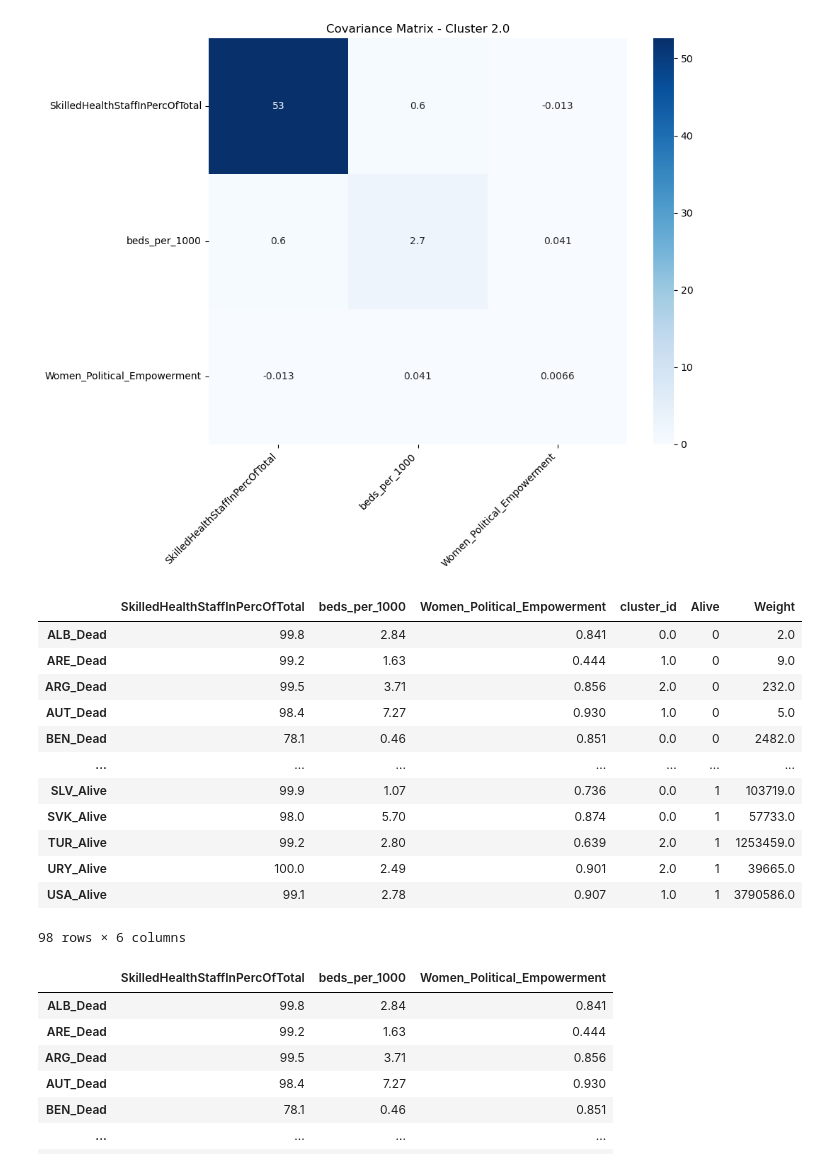
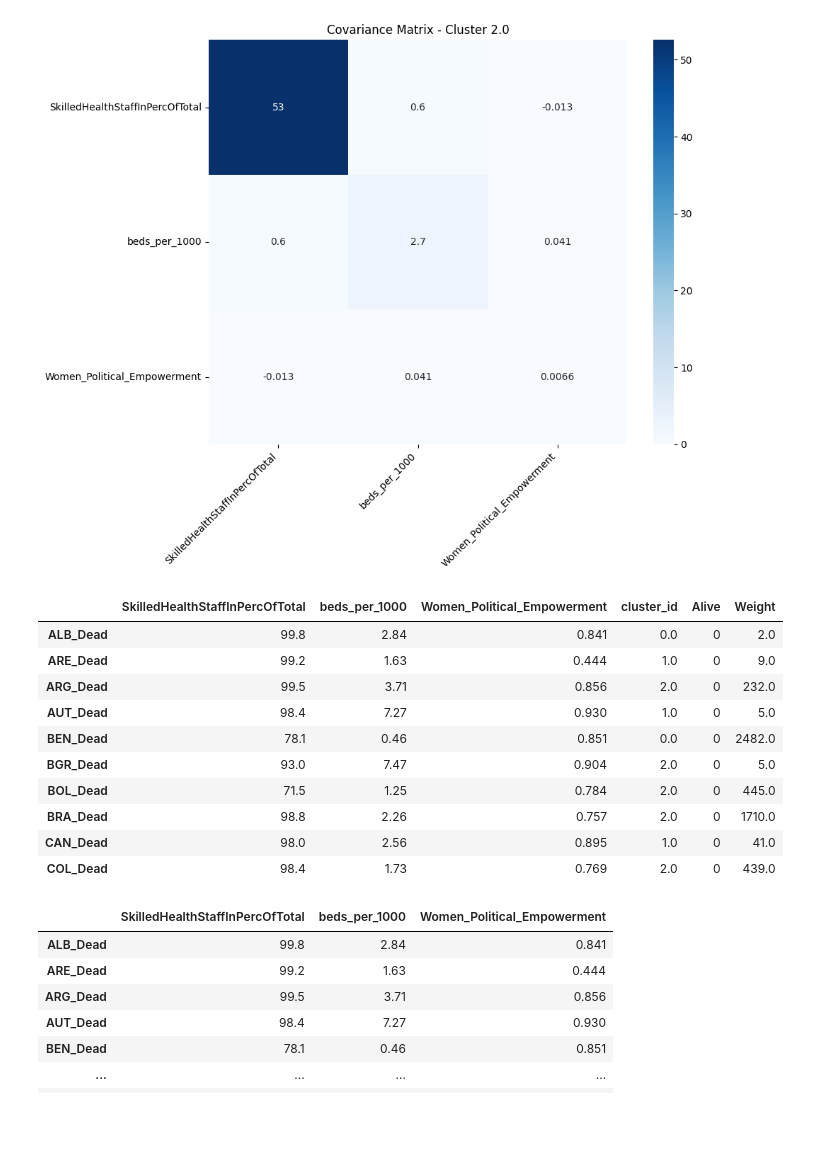
Before and after one commit to MariaStefaniak/SurvivalAtBirth_Global, a Jupyter notebook: Data_Organization/Python_Scripts/FinalNotebook.ipynb, the cells around one changed output. Saved outputs shown, nothing was run; the diff lists cells and outputs as text; code cells hidden in the pictures; blank space fills up the shorter version.

```diff
--- a/Data_Organization/Python_Scripts/FinalNotebook.ipynb
+++ b/Data_Organization/Python_Scripts/FinalNotebook.ipynb
@@ -610,7 +561,7 @@ class Country_Regressor():
             plt.show()
 
 
-    def Make_Weights(self, set_weigths=0):
+    def Make_Weights(self):
         o_len = len(self.og_df)
         # Check that features were selected. If not, default to first five features
         # We check if the features are selected here because we're also making Xad, which we don't want to include every feature from the Master csv
@@ -701,10 +652,10 @@ class Country_Regressor():
 
         self.log_reg[-1].fit(self.Xad[self.features4model], self.Xad["Alive"], log__sample_weight = self.Xad["Weight"])
 
-    def Predict(self, X):
-        return self.log_reg[-1].predict_proba(X)
+    def Predict(self, X, model_number):
+        return self.log_reg[model_number].predict_proba(X)
 
-    def WMSE(self, df, country_list, model_number):
+    def WMSE(self, df, country_list, model_number): #df - test df
         # Calculate Weighted Mean Squared Error
         prediction = self.log_reg[model_number].predict_proba(df[self.features4model].loc[country_list])
         prediction = [pred[0] * 100000 for pred in prediction]
@@ -712,7 +663,9 @@ class Country_Regressor():
         weights = df[["total_births"]].loc[country_list].values
         # Normalize the weights to add to one
         weights = weights / np.sum(weights)
-        return (sum([w * (y - yhat) ** 2 for w, y, yhat in zip(weights, true, prediction)])) ** .5 / len(weights)
+        wmse = (sum([w * (y - yhat) ** 2 for w, y, yhat in zip(weights, true, prediction)])) ** .5
+        print('The model you are testing is predicting on average ', wmse, ' off from the next year martelnal mortality ratio')
+        return wmse  #(sum([w * (y - yhat) ** 2 for w, y, yhat in zip(weights, true, prediction)])) ** .5 #/ len(weights)
 # %%
-test = Country_Regressor(trainDataFrame, testDataFrame)
+countryRegressor = Country_Regressor(trainDataFrame, testDataFrame)
 # %%
@@ -834,22 +910,20 @@ test.Plot_Covariances_Per_Cluster()
 [figure]
 [figure]
 # %%
-test.Clean_4_Modeling()
-test.Xad.head(100)
+countryRegressor.Clean_4_Modeling()
+countryRegressor.Xad.head(10)
 # %% [output]
 |  | SkilledHealthStaffInPercOfTotal | beds_per_1000 | Women_Political_Empowerment | cluster_id | Alive | Weight |
 | ALB_Dead | 99.8 | 2.84 | 0.841 | 0.0 | 0 | 2.0 |
 | ARE_Dead | 99.2 | 1.63 | 0.444 | 1.0 | 0 | 9.0 |
 | ARG_Dead | 99.5 | 3.71 | 0.856 | 2.0 | 0 | 232.0 |
 | AUT_Dead | 98.4 | 7.27 | 0.930 | 1.0 | 0 | 5.0 |
 | BEN_Dead | 78.1 | 0.46 | 0.851 | 0.0 | 0 | 2482.0 |
-| ... | ... | ... | ... | ... | ... | ... |
-| SLV_Alive | 99.9 | 1.07 | 0.736 | 0.0 | 1 | 103719.0 |
-| SVK_Alive | 98.0 | 5.70 | 0.874 | 0.0 | 1 | 57733.0 |
-| TUR_Alive | 99.2 | 2.80 | 0.639 | 2.0 | 1 | 1253459.0 |
-| URY_Alive | 100.0 | 2.49 | 0.901 | 2.0 | 1 | 39665.0 |
-| USA_Alive | 99.1 | 2.78 | 0.907 | 1.0 | 1 | 3790586.0 |
+| BGR_Dead | 93.0 | 7.47 | 0.904 | 2.0 | 0 | 5.0 |
+| BOL_Dead | 71.5 | 1.25 | 0.784 | 2.0 | 0 | 445.0 |
+| BRA_Dead | 98.8 | 2.26 | 0.757 | 2.0 | 0 | 1710.0 |
+| CAN_Dead | 98.0 | 2.56 | 0.895 | 1.0 | 0 | 41.0 |
+| COL_Dead | 98.4 | 1.73 | 0.769 | 2.0 | 0 | 439.0 |
-98 rows × 6 columns
 # %%
 
 ### I believe that sth is not ok in this case with weights as all of them has alive = 1
```
Also changed, not shown: parts of 25 cells of this notebook.
